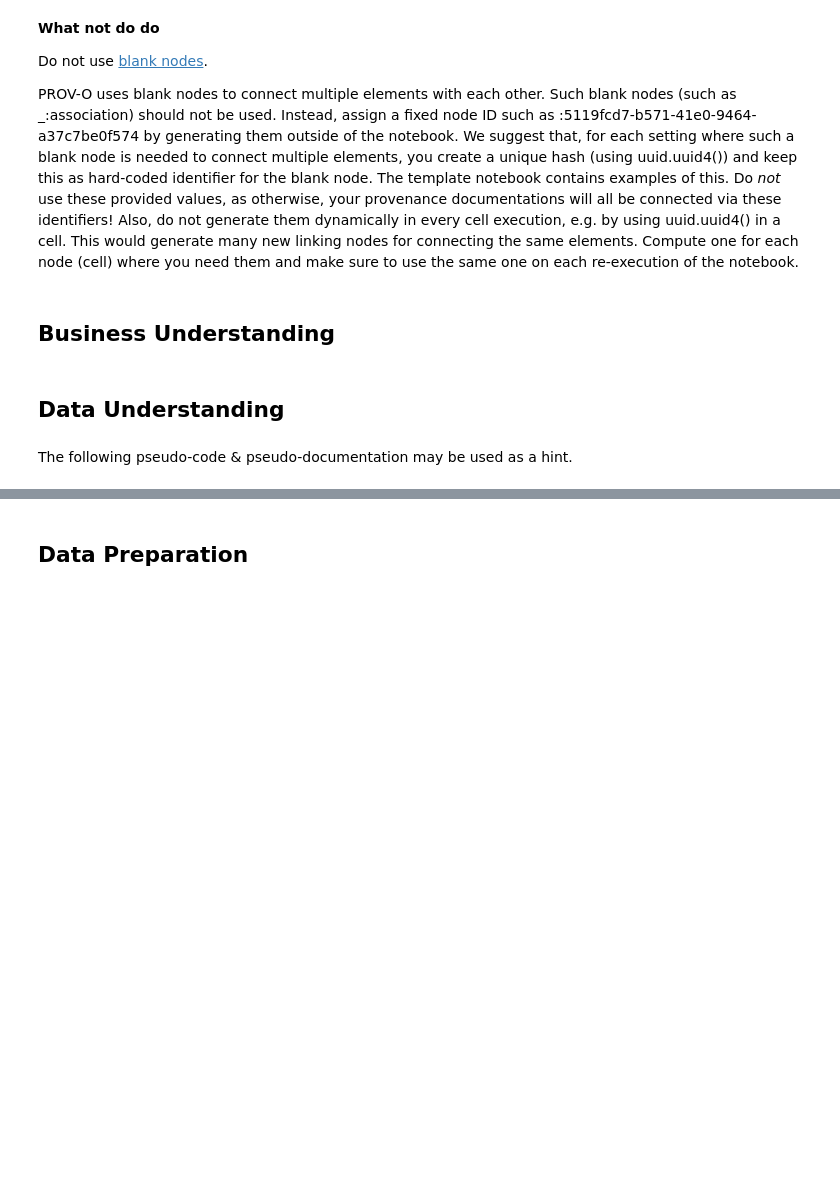
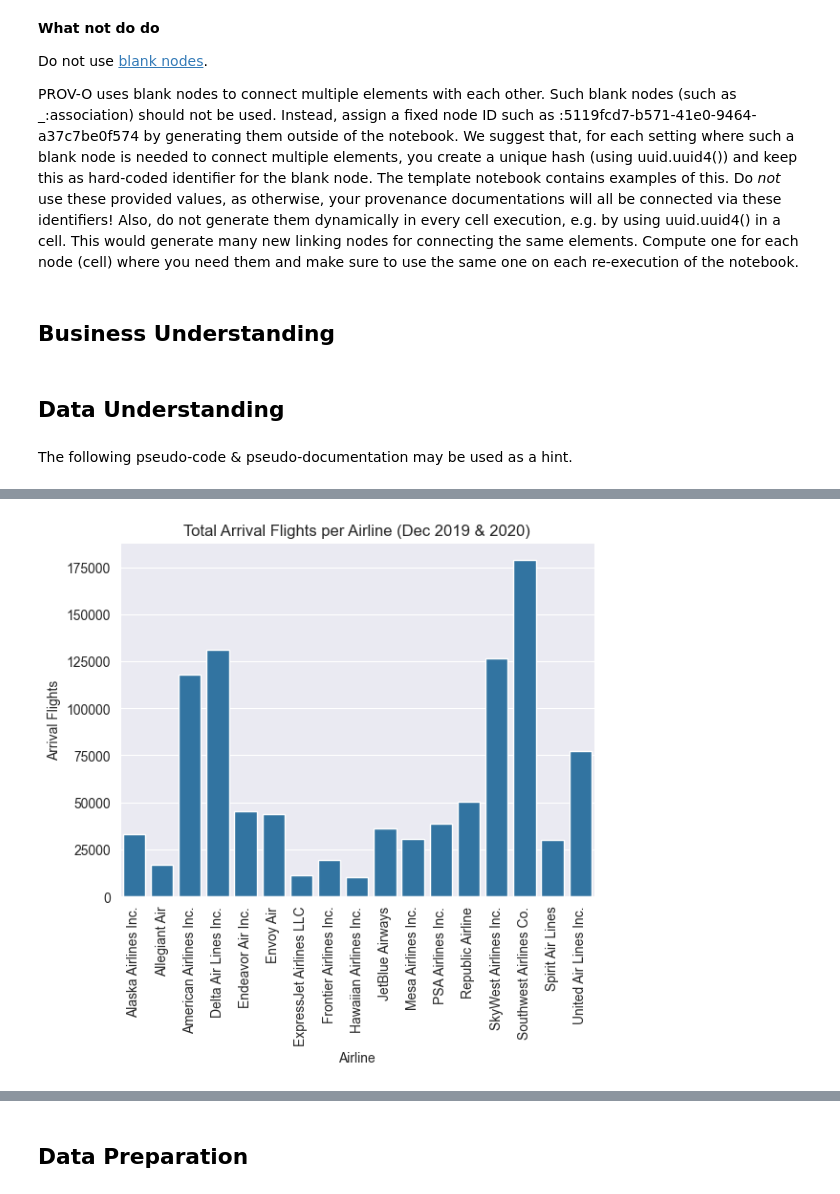
Before and after one commit to Bernhg4/businessintelligence_group043_a3, a Jupyter notebook: airline_delay_043.ipynb, the cells around one changed output, grey strips where cells are left out. Cells and saved outputs as stored; diff of their text form; code cells hidden in the pictures; blank space fills up the shorter version.

Commit message:
Added charts
- scatterplot
- column charts

```diff
--- a/airline_delay_043.ipynb
+++ b/airline_delay_043.ipynb
@@ -103,13 +158,11 @@ Ontologies to use
 # %% [markdown]
 Use this function to record execution times.
 # %%
-import time
 def now() -> str:
     """
     Returns the current time in ISO 8601 format with UTC timezone in the following format:
     YYYY-MM-DDTHH:MM:SS.sssZ
     """
-    time.tzname = ('Europe/Vienna', 'Europe/Vienna')
     timestamp = datetime.datetime.now(datetime.timezone.utc)
     timestamp_formated = timestamp.strftime("%Y-%m-%dT%H:%M:%S.%f")[:-3] + "Z"
 
@@ -681,6 +742,7 @@ end_time_co = now()
 
 start_time_ho = now()
 print(dataset_stats)
+stats_json = dataset_stats.to_json(orient="index")
 end_time_ho = now()
 
 # 1. Activty: Checking for outliers and creating the report
@@ -711,7 +773,7 @@ dataset_description_activity = [
     f':{co_ass_uuid_writer} prov:hadRole :{code_writer_role} .',
     ':dataset_description prov:used :data .',
     ':description_report rdf:type prov:Entity .',
-    f':description_report rdfs:comment """{json.dumps(dataset_stats, indent=2)}""" .',
+    f':description_report rdfs:comment """{stats_json}""" .',
     ':description_report prov:wasGeneratedBy :dataset_description .',
     # ...
 ]
@@ -832,6 +928,7 @@ end_time_co = now()
 
 start_time_ho = now()
 print(correlation_report)
+correlation_json = correlation_report.to_json(orient="index")
 end_time_ho = now()
 
 # 1. Activty: Checking for skewness and creating the report
@@ -861,7 +958,7 @@ correlation_check_activity = [
     f':{co_ass_uuid_writer} prov:hadRole :{code_writer_role} .',
     ':correlation_check prov:used :data .',
     ':correlation_report rdf:type prov:Entity .',
-    f':correlation_report rdfs:comment """{json.dumps(correlation_report, indent=2)}""" .',
+    f':correlation_report rdfs:comment """{correlation_json}""" .',
     ':correlation_report prov:wasGeneratedBy :correlation_check .',
 ]
 engine.insert(correlation_check_activity, prefixes=prefixes)
@@ -901,6 +1016,7 @@ end_time_co = now()
 
 start_time_ho = now()
 print(kurtosis_report)
+kurtosis_json = kurtosis_report.to_json(orient="index")
 end_time_ho = now()
 
 # 1. Activty: Checking for skewness and creating the report
@@ -931,7 +1047,7 @@ kurtosis_check_activity = [
     f':{co_ass_uuid_writer} prov:hadRole :{code_writer_role} .',
     ':kurtosis_check prov:used :data .',
     ':kurtosis_report rdf:type prov:Entity .',
-    f':kurtosis_report rdfs:comment """{json.dumps(kurtosis_report, indent=2)}""" .',
+    f':kurtosis_report rdfs:comment """{kurtosis_json}""" .',
     ':kurtosis_report prov:wasGeneratedBy :kurtosis_check .',
 ]
 engine.insert(kurtosis_check_activity, prefixes=prefixes)
@@ -1221,0 +1379,81 @@ engine.insert(inspect_iqr_check_activity, prefixes=prefixes)
+# %%
+column_chart_arr_flights_code_writer = student_a
+
+def visualize_airlines_arriving_flights(df: pd.DataFrame):
+    arrival_by_airline = (
+    df.groupby("carrier_name", as_index=False)["arr_flights"]
+    .sum()
+    .sort_values("carrier_name", ascending=True)
+    )
+
+    plt.figure()
+    seaborn.barplot(
+        data=arrival_by_airline,
+        x="carrier_name",
+        y="arr_flights"
+    )
+
+    plt.xlabel("Airline")
+    plt.ylabel("Arrival Flights")
+    plt.title("Total Arrival Flights per Airline (Dec 2019 & 2020)")
+    plt.xticks(rotation=90)
+
+    plt.show()
+
+
+start_time_co = now()
+visualize_airlines_arriving_flights(data)
+end_time_co = now()
+
+# 1. Activty: Checking for skewness and creating the report
+co_ass_uuid_executor = "0181dba5-a4a3-4cd1-8813-829bad6ce1cb"
+column_chart_executor = [
+    f':column_chart_arr_flights prov:qualifiedAssociation :{co_ass_uuid_executor} .',
+    f':{co_ass_uuid_executor} prov:agent :{executed_by} .',
+    f':{co_ass_uuid_executor} rdf:type prov:Association .',
+    f':{co_ass_uuid_executor} prov:hadRole :{code_executor_role} .',
+]
+engine.insert(column_chart_executor, prefixes=prefixes)
+
+co_ass_uuid_writer = "956f480d-faf2-41a3-9fa0-8d5b24aed821"
+co_comment = """
+The column chart visualizes the count of the arriving flights per airlines for December 2019 and 2020. On the x-Axis the Airlines are modeled and on the y-Axis the Arriving Flights.
+"""
+column_chart_arr_flights_activity = [
+    ':column_chart_arr_flights rdf:type prov:Activity .',
+    ':column_chart_arr_flights sc:isPartOf :data_understanding_phase .',
+    ':column_chart_arr_flights rdfs:comment \'Data Understanding\' .',
+    f':column_chart_arr_flights rdfs:comment """{co_comment}""" .',
+    f':column_chart_arr_flights prov:startedAtTime "{start_time_co}"^^xsd:dateTime .',
+    f':column_chart_arr_flights prov:endedAtTime "{end_time_co}"^^xsd:dateTime .',
+    f':column_chart_arr_flights prov:qualifiedAssociation :{co_ass_uuid_writer} .',
+    f':{co_ass_uuid_writer} prov:agent :{column_chart_arr_flights_code_writer} .',
+    f':{co_ass_uuid_writer} rdf:type prov:Association .',
+    f':{co_ass_uuid_writer} prov:hadRole :{code_writer_role} .',
+    ':column_chart_arr_flights prov:used :data .',
+    ':column_chart_arr_flights_report rdf:type prov:Entity .',
+    f':column_chart_arr_flights_report rdfs:comment """Visualized the column chart.""" .',
+    ':column_chart_arr_flights_report prov:wasGeneratedBy :column_chart_arr_flights .',
+]
+engine.insert(column_chart_arr_flights_activity, prefixes=prefixes)
+
+# 2. Activity: Inspecting the report and taking a decision on what to do
+ior_ass_uuid_executor = "a6d6c34f-425d-4f76-871e-c234e51caeaa"
+ior_comment = """
+The column charts shows a large difference in arriving flights for the airlines. Southwest Airlines record the most amount of arriving flights wheres Hawaiian Airlines record the least."""
+inspect_column_chart_arr_flights_executor = student_a
+inspect_column_chart_arr_flights_activity = [
+    ':inspect_column_chart_arr_flights rdf:type prov:Activity .',
+    ':inspect_column_chart_arr_flights rdfs:comment \'Data Understanding\' .',
+    f':inspect_column_chart_arr_flights rdfs:comment """{co_comment}""" .',
+    f':inspect_column_chart_arr_flights prov:startedAtTime "{start_time_co}"^^xsd:dateTime .',
+    f':inspect_column_chart_arr_flights prov:endedAtTime "{end_time_co}"^^xsd:dateTime .',
+    f':inspect_column_chart_arr_flights prov:qualifiedAssociation :{ior_ass_uuid_executor} .',
+    f':{ior_ass_uuid_executor} prov:agent :{inspect_column_chart_arr_flights_executor} .',
+    f':{ior_ass_uuid_executor} rdf:type prov:Association .',
+    f':{ior_ass_uuid_executor} prov:hadRole :{code_executor_role} .',
+    ':inspect_column_chart_arr_flights prov:used :column_chart_arr_flights_report .',
+]
+engine.insert(inspect_column_chart_arr_flights_activity, prefixes=prefixes)
+# %% [output]
+[figure, added]
```
Also changed, not shown: parts of 17 cells of this notebook.
